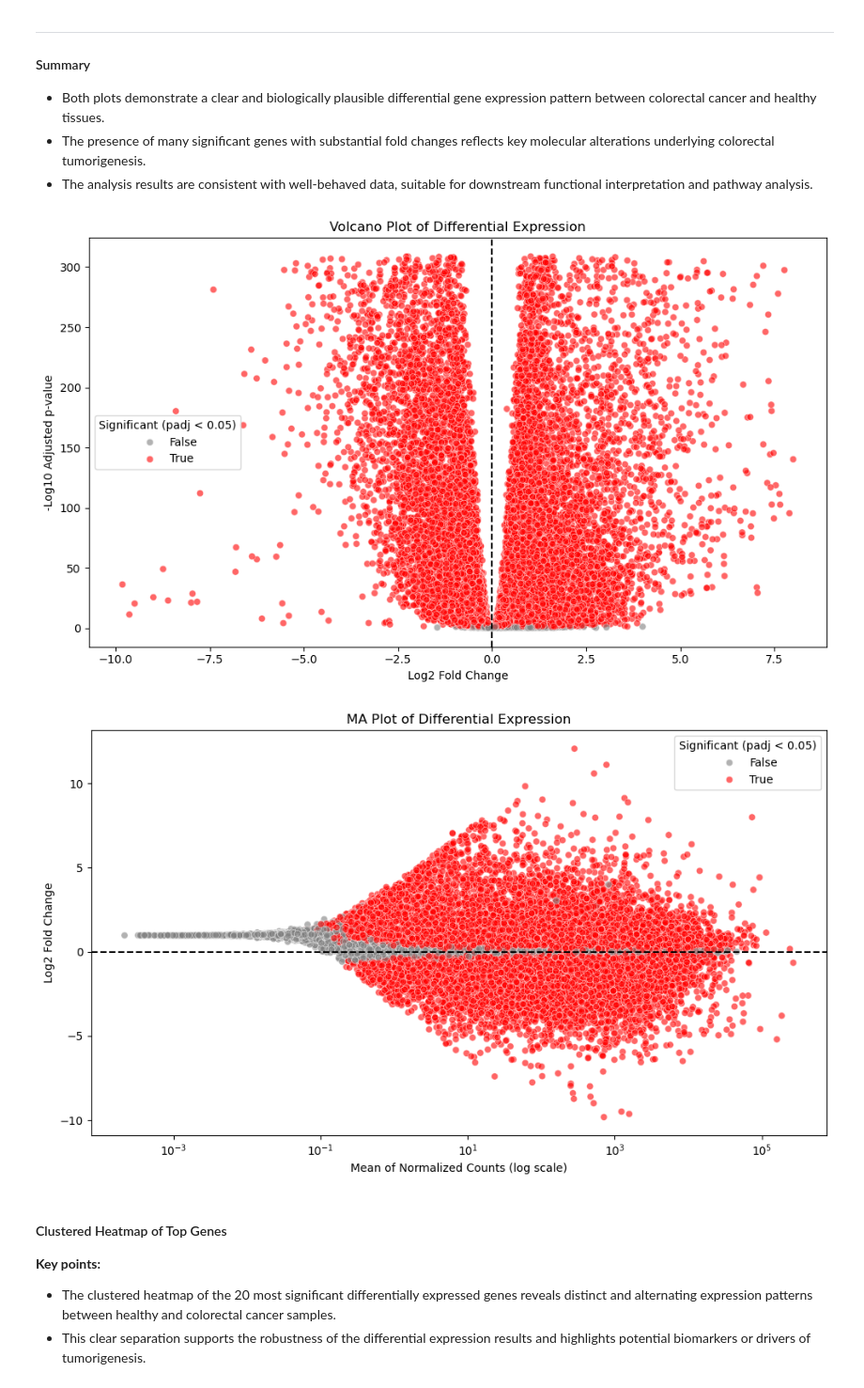
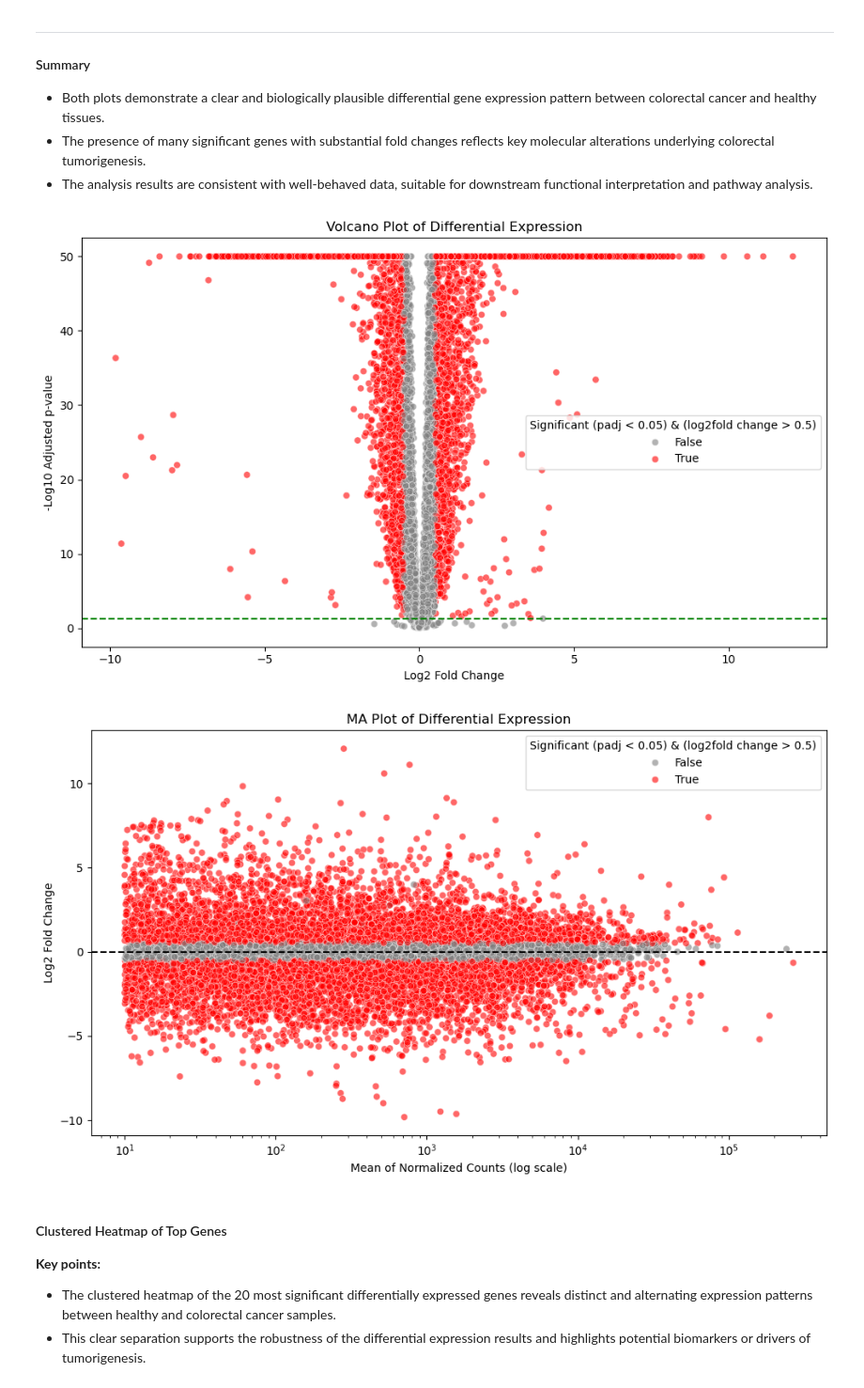
Before and after one commit to RandFa/CRC_cancer, a Jupyter notebook: notebooks/02_DE_GSEA.ipynb, the cells around one changed output. Shown at 94% size. Drawn from its saved outputs; the diff is of its cells as text; code cells hidden in the pictures.

Commit message:
improve DE plotting and literature research

```diff
--- a/notebooks/02_DE_GSEA.ipynb
+++ b/notebooks/02_DE_GSEA.ipynb
@@ -66,13 +66,15 @@ warnings.filterwarnings("ignore")
 # importing the datasets and subsetting with filtered metadata
 metadata_df = pd.read_csv('../data/metadata_nonan.csv', index_col=0)
 count_df = pd.read_csv('../data/raw_expression.csv', index_col=0).loc[metadata_df.index]
+count_df = count_df.loc[:, count_df.sum(axis=0) > 0]
 scaled_log_tmm = pd.read_csv('../data/scaled_log_expression.csv', index_col=0).loc[metadata_df.index]
 # %%
 # Create DESeqDataSet object
 dds = DeseqDataSet(
     counts=count_df,
     metadata=metadata_df,
-    design_factors=["sample_type", 'age','gender','biopsy_site']
+    design_factors=["sample_type", 'age','gender','biopsy_site'],
+    refit_cooks=True,
 )
 
 # Run DESeq2 pipeline
@@ -84,6 +106,8 @@ ds.summary()
 
 # Results DataFrame
 results = ds.results_df
+
+results = results[results.baseMean >= 10]
 
 # Rank genes by log2 fold change
 results = results.dropna(subset=["log2FoldChange", "pvalue"])
@@ -155,40 +179,44 @@ ZZZ3       3.433284e-05
 # %%
 
 # Filter out genes with missing values
 results = results.dropna(subset=["log2FoldChange", "padj"])
 
+# Replace padj = 0 with smallest positive value
+results['padj'] = results['padj'].replace(0,  1e-323)
+
 # log2FoldChange vs -log10(padj)
 results['neg_log10_padj'] = -np.log10(results['padj'])
-
+results['neg_log10_padj'] = results['neg_log10_padj'].clip(upper=50)
 # Volcano Plot
 plt.figure(figsize=(10,6))
 sns.scatterplot(data=results, x='log2FoldChange', y='neg_log10_padj',
-                hue=results['padj'] < 0.05, palette={True: 'red', False: 'grey'}, alpha=0.6)
-plt.axvline(x=0, color='black', linestyle='--')
+                hue=(results.padj < 0.05) & (abs(results.log2FoldChange) > 0.5), palette={True: 'red', False: 'grey'}, alpha=0.6)
+# Add reference lines
+plt.axhline(y=-np.log10(0.05), color='green', linestyle='--')
 plt.title('Volcano Plot of Differential Expression')
 plt.xlabel('Log2 Fold Change')
 plt.ylabel('-Log10 Adjusted p-value')
-plt.legend(title='Significant (padj < 0.05)')
+plt.legend(title='Significant (padj < 0.05) & (log2fold change > 0.5)')
 plt.tight_layout()
 plt.savefig('../results/volcano_plot.png')
 plt.show()
 
 # MA Plot
 plt.figure(figsize=(10,6))
 sns.scatterplot(data=results, x='baseMean', y='log2FoldChange',
-                hue=results['padj'] < 0.05, palette={True: 'red', False: 'grey'}, alpha=0.6)
+                hue=(results.padj < 0.05) & (abs(results.log2FoldChange) > 0.5), palette={True: 'red', False: 'grey'}, alpha=0.6)
 plt.xscale('log')
 plt.axhline(y=0, color='black', linestyle='--')
 plt.title('MA Plot of Differential Expression')
 plt.xlabel('Mean of Normalized Counts (log scale)')
 plt.ylabel('Log2 Fold Change')
-plt.legend(title='Significant (padj < 0.05)')
+plt.legend(title='Significant (padj < 0.05) & (log2fold change > 0.5)')
 plt.tight_layout()
 plt.savefig('../results/MA_plot.png')
 plt.show()
 # %% [output]
-[figure, old version]
+[figure, new version]
-[figure, old version]
+[figure, new version]
 # %% [markdown]
 #### Clustered Heatmap of Top Genes
 
```
Also changed, not shown: parts of 3 cells of this notebook, 6 other files.
